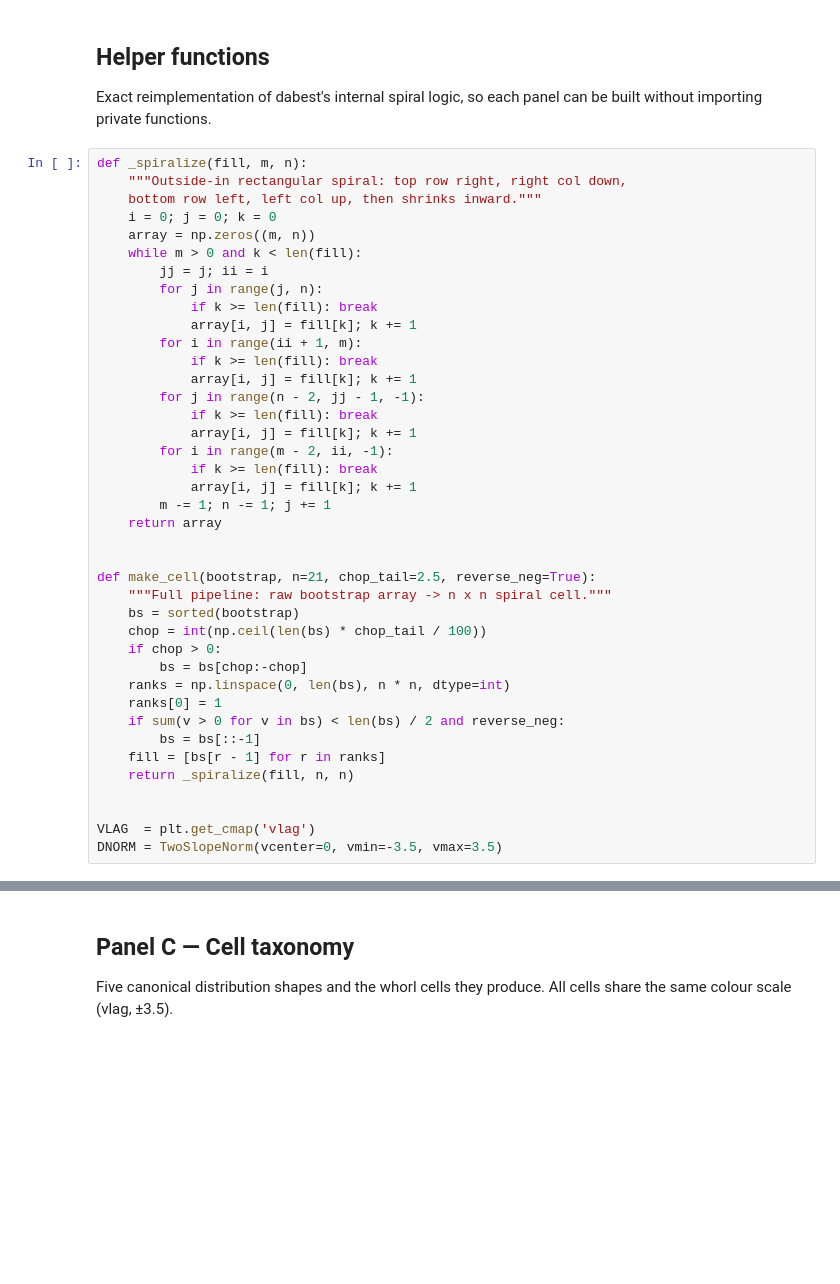
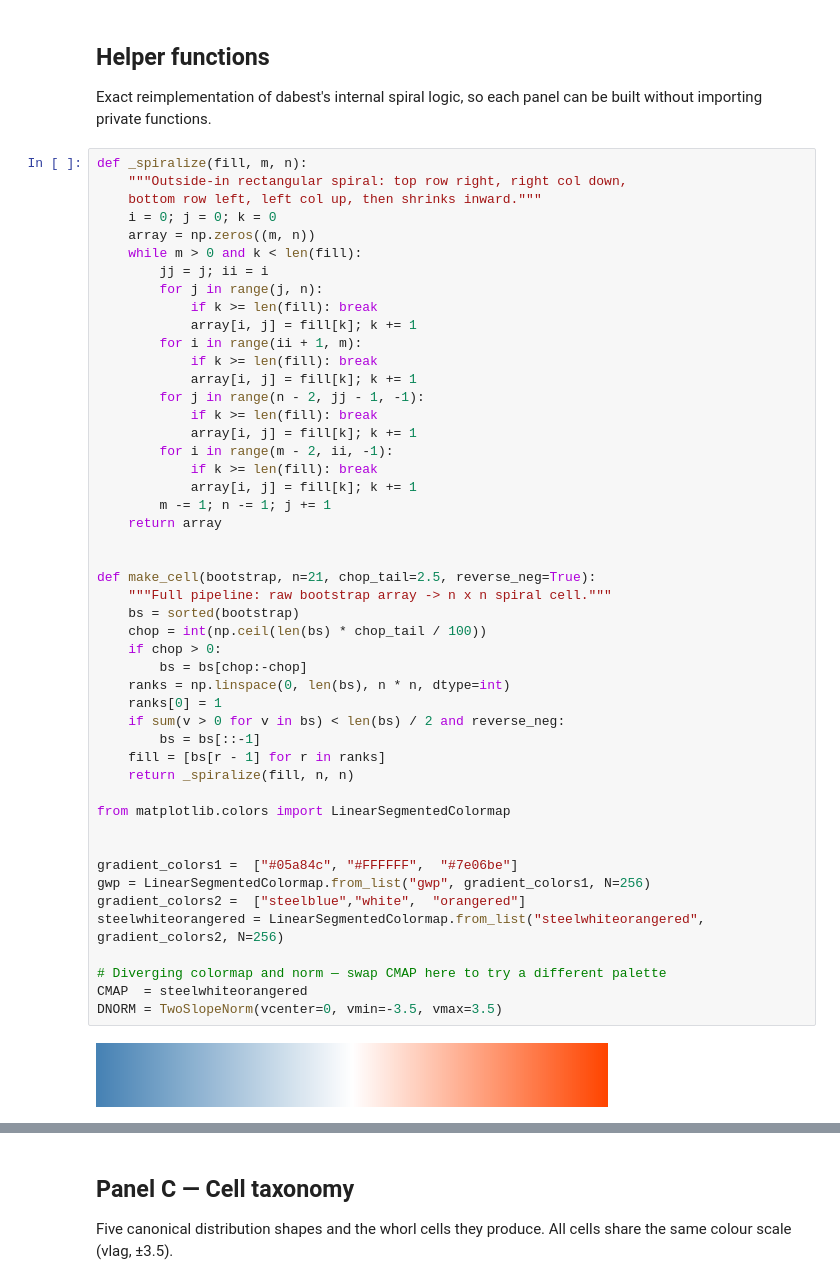
Before and after one commit to sangyu/whorlmap-paper, a Jupyter notebook: nbs/algorithm_panels.ipynb, the cells around one changed output, grey strips where cells are left out. Drawn from its saved outputs; the diff is of its cells as text; blank space fills up the shorter version.

```diff
--- a/nbs/algorithm_panels.ipynb
+++ b/nbs/algorithm_panels.ipynb
@@ -38,32 +39,42 @@ def _spiralize(fill, m, n):
             if k >= len(fill): break
             array[i, j] = fill[k]; k += 1
         for i in range(ii + 1, m):
             if k >= len(fill): break
             array[i, j] = fill[k]; k += 1
         for j in range(n - 2, jj - 1, -1):
             if k >= len(fill): break
             array[i, j] = fill[k]; k += 1
         for i in range(m - 2, ii, -1):
             if k >= len(fill): break
             array[i, j] = fill[k]; k += 1
         m -= 1; n -= 1; j += 1
     return array
 
 
 def make_cell(bootstrap, n=21, chop_tail=2.5, reverse_neg=True):
     """Full pipeline: raw bootstrap array -> n x n spiral cell."""
     bs = sorted(bootstrap)
     chop = int(np.ceil(len(bs) * chop_tail / 100))
     if chop > 0:
         bs = bs[chop:-chop]
     ranks = np.linspace(0, len(bs), n * n, dtype=int)
     ranks[0] = 1
     if sum(v > 0 for v in bs) < len(bs) / 2 and reverse_neg:
         bs = bs[::-1]
     fill = [bs[r - 1] for r in ranks]
     return _spiralize(fill, n, n)
 
+from matplotlib.colors import LinearSegmentedColormap
 
-VLAG  = plt.get_cmap('vlag')
+
+gradient_colors1 =  ["#05a84c", "#FFFFFF",  "#7e06be"]
+gwp = LinearSegmentedColormap.from_list("gwp", gradient_colors1, N=256)
+gradient_colors2 =  ["steelblue","white",  "orangered"]
+steelwhiteorangered = LinearSegmentedColormap.from_list("steelwhiteorangered", gradient_colors2, N=256)
+
+# Diverging colormap and norm — swap CMAP here to try a different palette
+CMAP  = steelwhiteorangered
 DNORM = TwoSlopeNorm(vcenter=0, vmin=-3.5, vmax=3.5)
+# %% [output]
+[figure, added]
 # %% [markdown]
```
Also changed, not shown: parts of 22 cells of this notebook, 11 other files.
